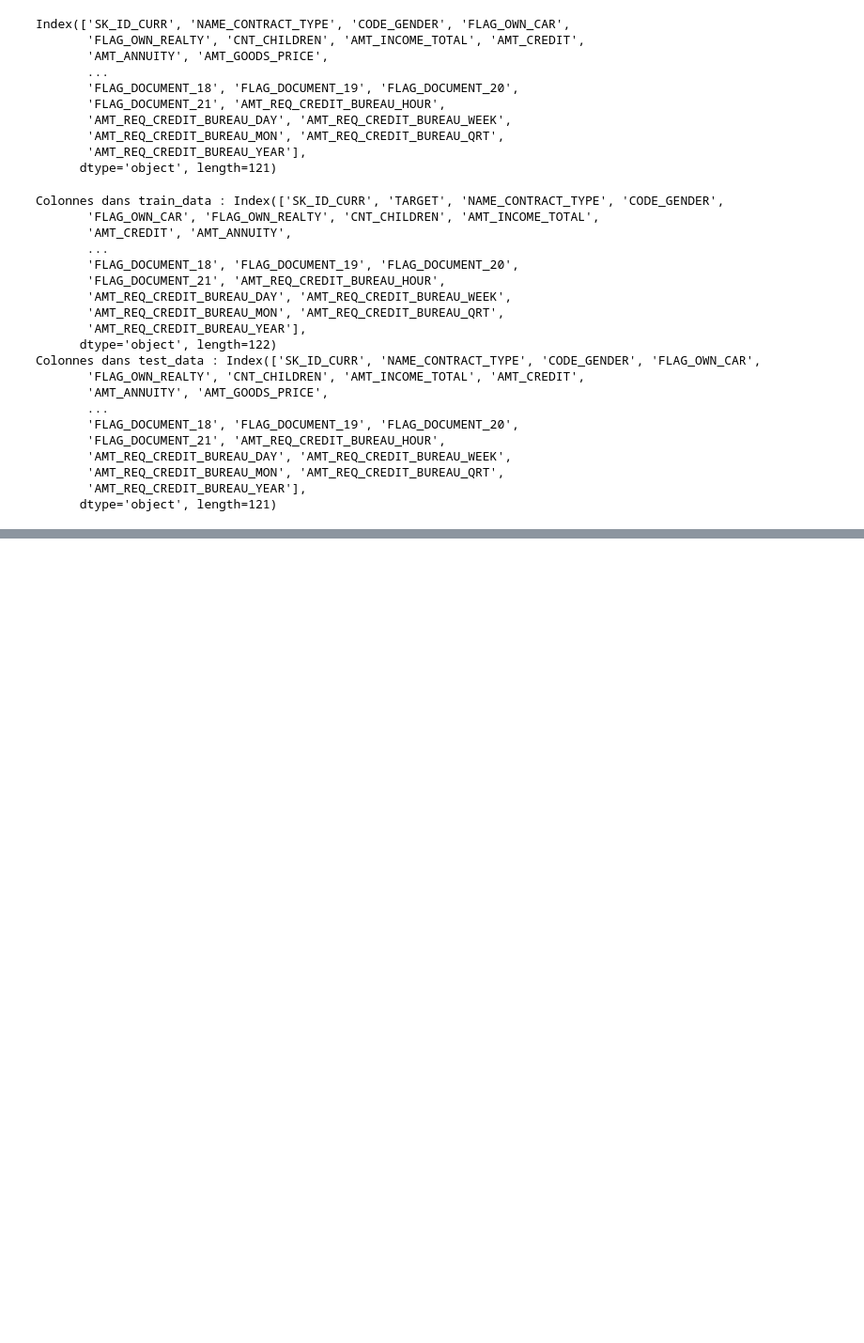
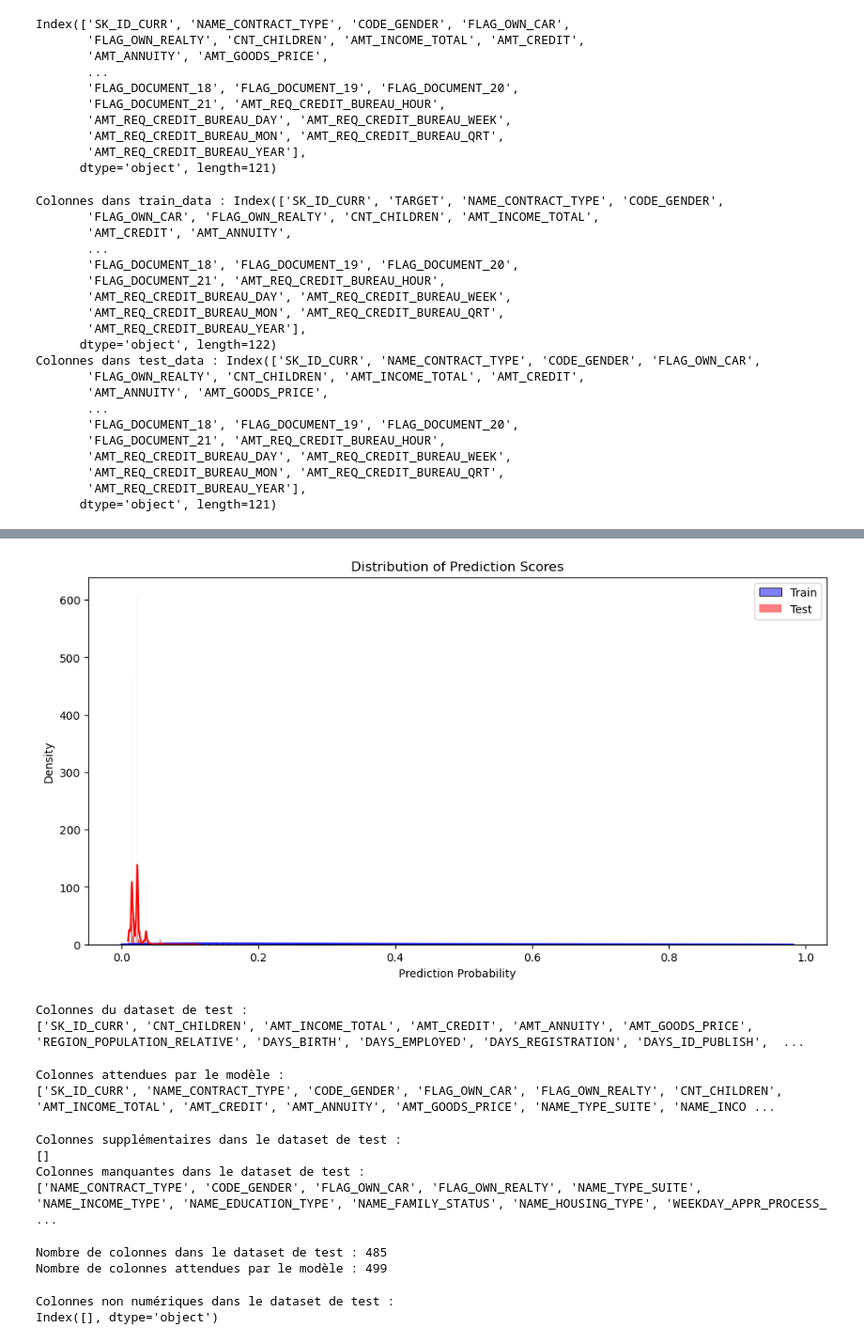
Before and after one commit to PaulMouly/Credit_Scoring, a Jupyter notebook: model_drift_analysis/data_drift.ipynb, the cells around one changed output, grey strips where cells are left out. Shown at 94% size. Cells and saved outputs as stored; diff of their text form; code cells hidden in the pictures; blank space fills up the shorter version.

Commit message:
modification pour mise en place du data drift

```diff
--- a/model_drift_analysis/notebook1.ipynb
+++ b/model_drift_analysis/data_drift.ipynb
@@ -239,0 +300,72 @@ Colonnes dans test_data : Index(['SK_ID_CURR', 'NAME_CONTRACT_TYPE', 'CODE_GENDE
+# %%
+import pandas as pd
+import seaborn as sns
+import matplotlib.pyplot as plt
+
+# Charger les scores d'entraînement et de test
+train_scores = pd.read_csv('train_scores.csv')
+test_scores = pd.read_csv('predictions_with_scores.csv')
+
+# Tracer les distributions des scores
+plt.figure(figsize=(12, 6))
+sns.histplot(train_scores['prediction_proba'], kde=True, color='blue', label='Train', stat='density')
+sns.histplot(test_scores['prediction_proba'], kde=True, color='red', label='Test', stat='density')
+plt.title('Distribution of Prediction Scores')
+plt.xlabel('Prediction Probability')
+plt.ylabel('Density')
+plt.legend()
+plt.show()
+# %% [output]
+[figure, added]
+# %%
+# Afficher les colonnes du dataset de test
+print("Colonnes du dataset de test :")
+print(test_data.columns.tolist())
+# %% [output]
+Colonnes du dataset de test :
+['SK_ID_CURR', 'CNT_CHILDREN', 'AMT_INCOME_TOTAL', 'AMT_CREDIT', 'AMT_ANNUITY', 'AMT_GOODS_PRICE', 'REGION_POPULATION_RELATIVE', 'DAYS_BIRTH', 'DAYS_EMPLOYED', 'DAYS_REGISTRATION', 'DAYS_ID_PUBLISH',  ...
+# %%
+# Charger le modèle
+model = joblib.load('C:/Users/paulm/Documents/Projet 7/Projet7withCSV/model/xgboost_model.pkl')
+
+# Obtenir les noms de caractéristiques du modèle
+feature_names = model.get_booster().feature_names
+
+print("Colonnes attendues par le modèle :")
+print(feature_names)
+# %% [output]
+Colonnes attendues par le modèle :
+['SK_ID_CURR', 'NAME_CONTRACT_TYPE', 'CODE_GENDER', 'FLAG_OWN_CAR', 'FLAG_OWN_REALTY', 'CNT_CHILDREN', 'AMT_INCOME_TOTAL', 'AMT_CREDIT', 'AMT_ANNUITY', 'AMT_GOODS_PRICE', 'NAME_TYPE_SUITE', 'NAME_INCO ...
+# %%
+# Charger les données d'entraînement (ou les colonnes attendues)
+expected_columns = feature_names  # Par exemple, les noms de colonnes du modèle
+test_columns = test_data.columns.tolist()
+
+# Trouver les colonnes présentes dans le test mais pas dans les attentes
+extra_columns = [col for col in test_columns if col not in expected_columns]
+missing_columns = [col for col in expected_columns if col not in test_columns]
+
+print("Colonnes supplémentaires dans le dataset de test :")
+print(extra_columns)
+
+print("Colonnes manquantes dans le dataset de test :")
+print(missing_columns)
+# %% [output]
+Colonnes supplémentaires dans le dataset de test :
+[]
+Colonnes manquantes dans le dataset de test :
+['NAME_CONTRACT_TYPE', 'CODE_GENDER', 'FLAG_OWN_CAR', 'FLAG_OWN_REALTY', 'NAME_TYPE_SUITE', 'NAME_INCOME_TYPE', 'NAME_EDUCATION_TYPE', 'NAME_FAMILY_STATUS', 'NAME_HOUSING_TYPE', 'WEEKDAY_APPR_PROCESS_ ...
+# %%
+print(f"Nombre de colonnes dans le dataset de test : {len(test_columns)}")
+print(f"Nombre de colonnes attendues par le modèle : {len(expected_columns)}")
+# %% [output]
+Nombre de colonnes dans le dataset de test : 485
+Nombre de colonnes attendues par le modèle : 499
+# %%
+# Vérifier les colonnes non numériques dans le dataset de test
+non_numeric_cols_test = test_data.select_dtypes(exclude=[np.number]).columns
+print("Colonnes non numériques dans le dataset de test :")
+print(non_numeric_cols_test)
+# %% [output]
+Colonnes non numériques dans le dataset de test :
+Index([], dtype='object')
```
Also changed, not shown: parts of 11 cells of this notebook, 9 other files.
